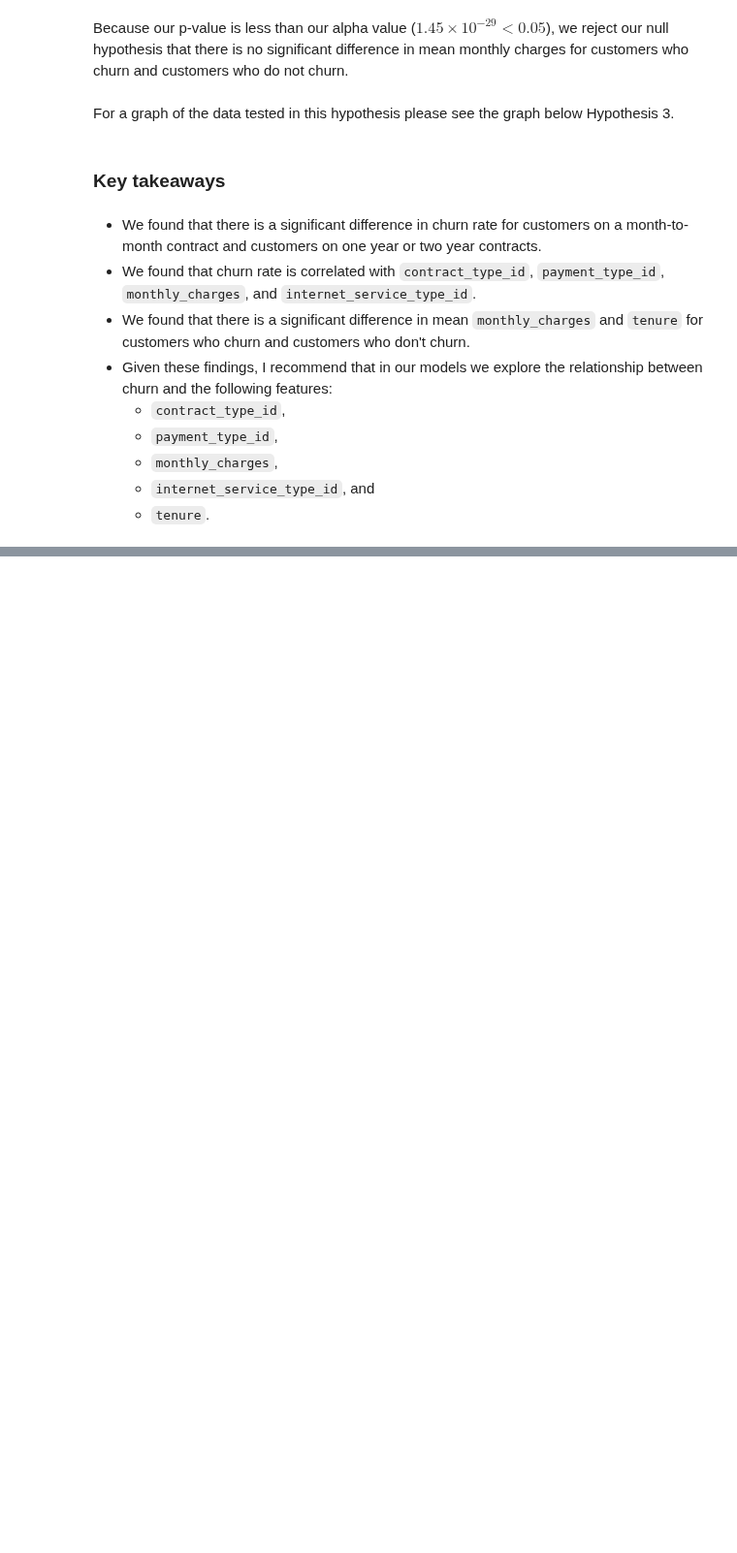
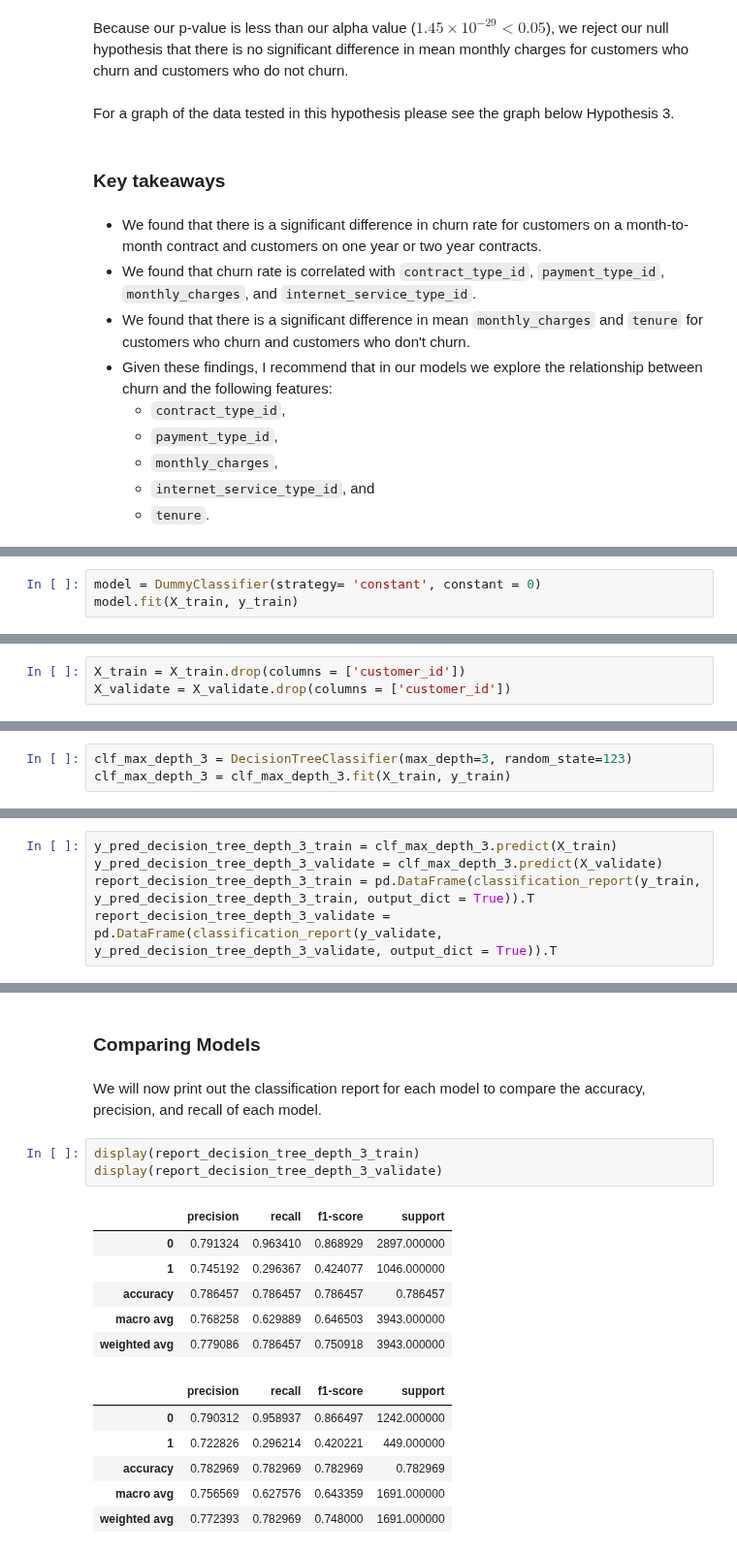
Before and after one commit to malachi-hale/Telco-project, a Jupyter notebook: Final project.ipynb, the cells around one changed output, grey strips where cells are left out. Shown at 97% size. Cells and saved outputs as stored; diff of their text form; blank space fills up the shorter version.

```diff
--- a/Final project.ipynb
+++ b/Final project.ipynb
@@ -533,0 +566,3 @@ For a graph of the data tested in this hypothesis please see the graph below Hyp
+# %%
+model = DummyClassifier(strategy= 'constant', constant = 0)
+model.fit(X_train, y_train)
@@ -533,0 +580,3 @@ For a graph of the data tested in this hypothesis please see the graph below Hyp
+# %%
+X_train = X_train.drop(columns = ['customer_id'])
+X_validate = X_validate.drop(columns = ['customer_id'])
@@ -533,0 +587,3 @@ For a graph of the data tested in this hypothesis please see the graph below Hyp
+# %%
+clf_max_depth_3 = DecisionTreeClassifier(max_depth=3, random_state=123)
+clf_max_depth_3 = clf_max_depth_3.fit(X_train, y_train)
@@ -533,0 +607,5 @@ For a graph of the data tested in this hypothesis please see the graph below Hyp
+# %%
+y_pred_decision_tree_depth_3_train = clf_max_depth_3.predict(X_train)
+y_pred_decision_tree_depth_3_validate = clf_max_depth_3.predict(X_validate)
+report_decision_tree_depth_3_train = pd.DataFrame(classification_report(y_train, y_pred_decision_tree_depth_3_train, output_dict = True)).T
+report_decision_tree_depth_3_validate = pd.DataFrame(classification_report(y_validate, y_pred_decision_tree_depth_3_validate, output_dict = True)).T
@@ -533,0 +706,20 @@ For a graph of the data tested in this hypothesis please see the graph below Hyp
+# %% [markdown]
+### Comparing Models
+# %% [markdown]
+We will now print out the classification report for each model to compare the accuracy, precision, and recall of each model.
+# %%
+display(report_decision_tree_depth_3_train)
+display(report_decision_tree_depth_3_validate)
+# %% [output]
+|  | precision | recall | f1-score | support |
+| 0 | 0.791324 | 0.963410 | 0.868929 | 2897.000000 |
+| 1 | 0.745192 | 0.296367 | 0.424077 | 1046.000000 |
+| accuracy | 0.786457 | 0.786457 | 0.786457 | 0.786457 |
+| macro avg | 0.768258 | 0.629889 | 0.646503 | 3943.000000 |
+| weighted avg | 0.779086 | 0.786457 | 0.750918 | 3943.000000 |
+|  | precision | recall | f1-score | support |
+| 0 | 0.790312 | 0.958937 | 0.866497 | 1242.000000 |
+| 1 | 0.722826 | 0.296214 | 0.420221 | 449.000000 |
+| accuracy | 0.782969 | 0.782969 | 0.782969 | 0.782969 |
+| macro avg | 0.756569 | 0.627576 | 0.643359 | 1691.000000 |
+| weighted avg | 0.772393 | 0.782969 | 0.748000 | 1691.000000 |
```
Also changed, not shown: parts of 37 cells of this notebook, 2 other files.
